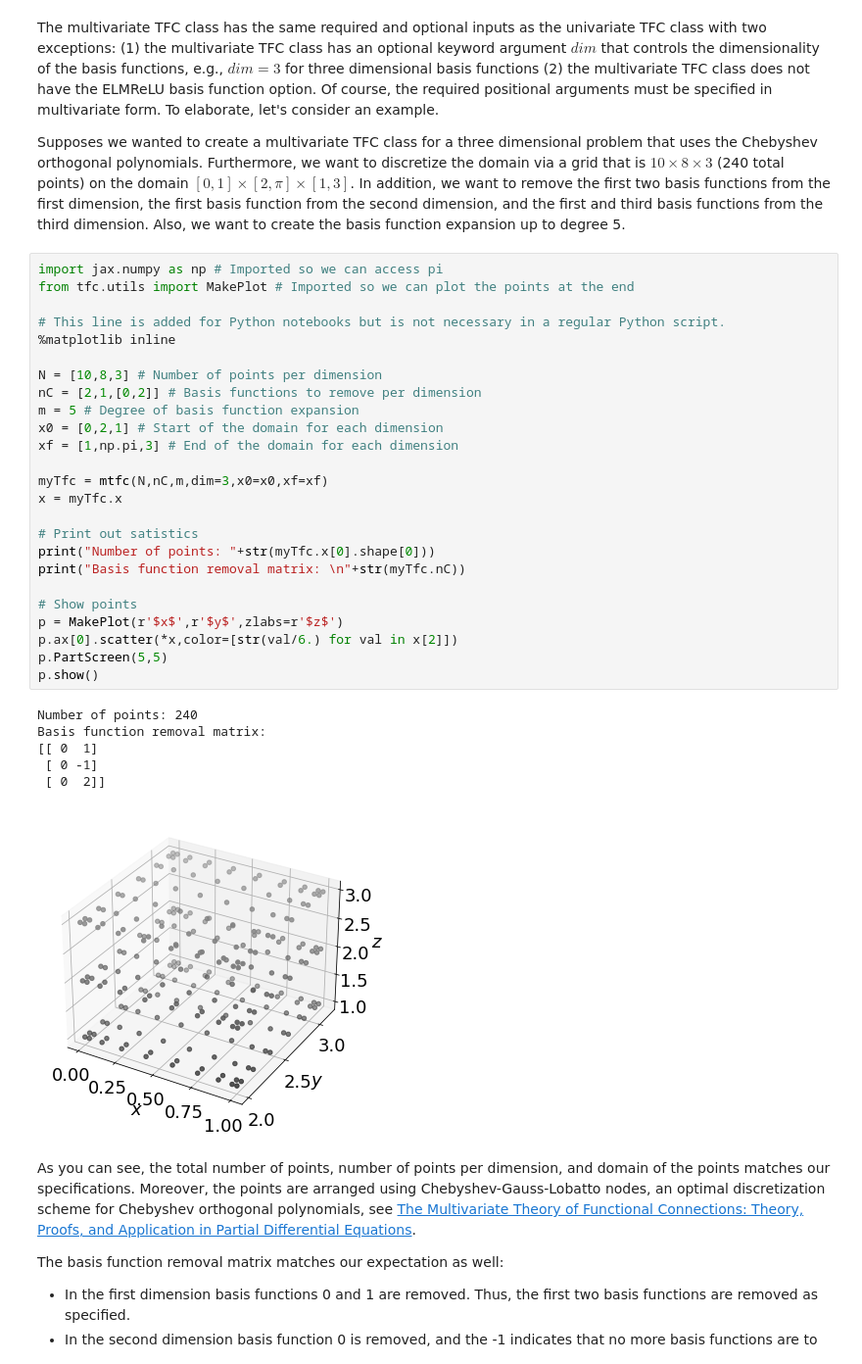
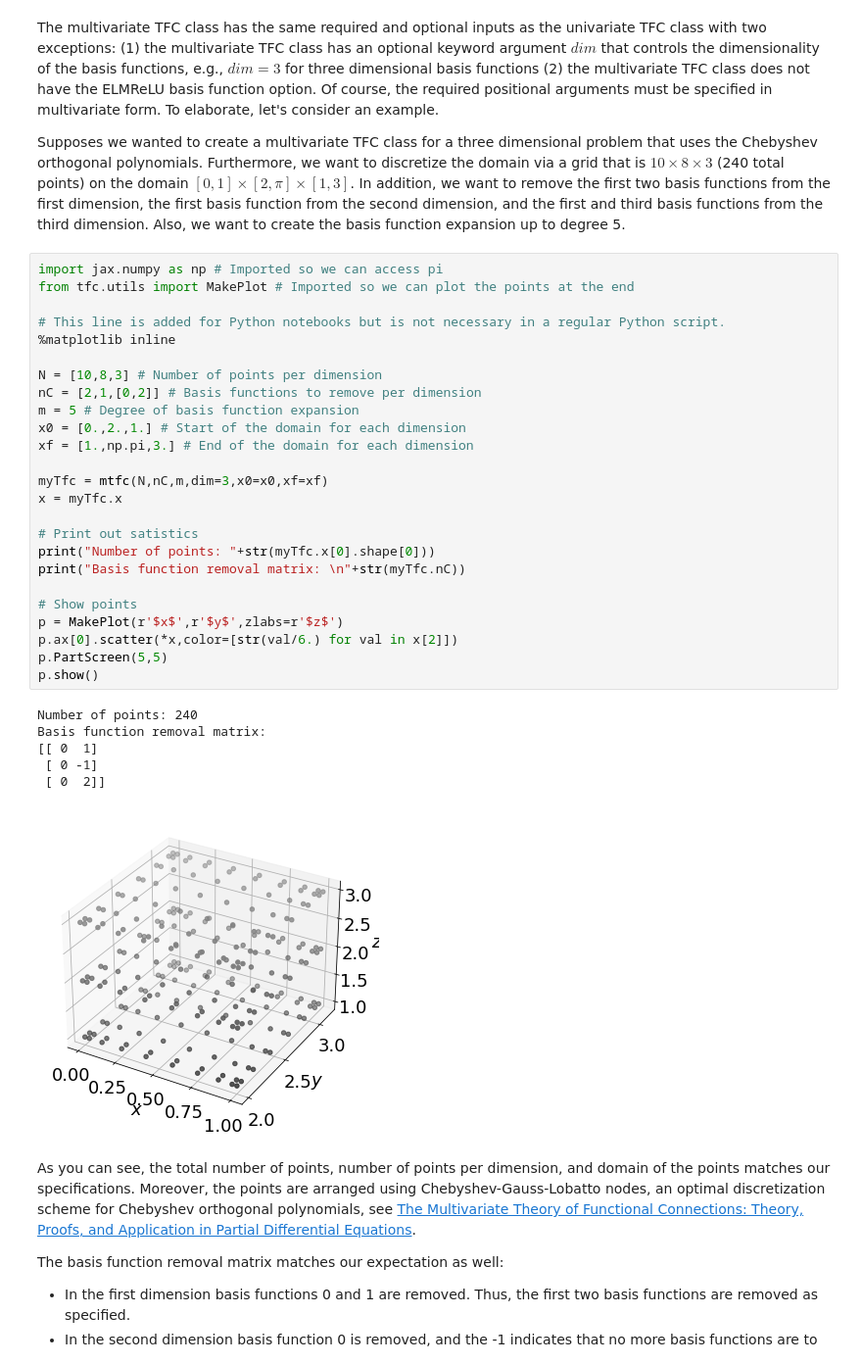
Before and after one commit to leakec/tfc, a Jupyter notebook: docs/notebooks/MultivariateTFC.ipynb, the cells around one changed output. Shown: that part at 98% size. Cells and saved outputs as stored; diff of their text form.

```diff
--- a/docs/notebooks/MultivariateTFC.ipynb
+++ b/docs/notebooks/MultivariateTFC.ipynb
@@ -15,35 +15,35 @@ Supposes we wanted to create a multivariate TFC class for a three dimensional pr
 # %%
 import jax.numpy as np # Imported so we can access pi
 from tfc.utils import MakePlot # Imported so we can plot the points at the end
 
 # This line is added for Python notebooks but is not necessary in a regular Python script.
 %matplotlib inline
 
 N = [10,8,3] # Number of points per dimension
 nC = [2,1,[0,2]] # Basis functions to remove per dimension
 m = 5 # Degree of basis function expansion
-x0 = [0,2,1] # Start of the domain for each dimension
-xf = [1,np.pi,3] # End of the domain for each dimension
+x0 = [0.,2.,1.] # Start of the domain for each dimension
+xf = [1.,np.pi,3.] # End of the domain for each dimension
 
 myTfc = mtfc(N,nC,m,dim=3,x0=x0,xf=xf)
 x = myTfc.x
 
 # Print out satistics
 print("Number of points: "+str(myTfc.x[0].shape[0]))
 print("Basis function removal matrix: \n"+str(myTfc.nC))
 
 # Show points
 p = MakePlot(r'$x$',r'$y$',zlabs=r'$z$')
 p.ax[0].scatter(*x,color=[str(val/6.) for val in x[2]])
 p.PartScreen(5,5)
 p.show()
 # %% [output]
 Number of points: 240
 Basis function removal matrix:
 [[ 0  1]
  [ 0 -1]
  [ 0  2]]
-[figure, old version]
+[figure, new version]
 # %% [markdown]
 As you can see, the total number of points, number of points per dimension, and domain of the points matches our specifications. Moreover, the points are arranged using Chebyshev-Gauss-Lobatto nodes, an optimal discretization scheme for Chebyshev orthogonal polynomials, see [The Multivariate Theory of Functional Connections: Theory, Proofs, and Application in Partial Differential Equations](https://www.mdpi.com/2227-7390/8/8/1303).
 
```
